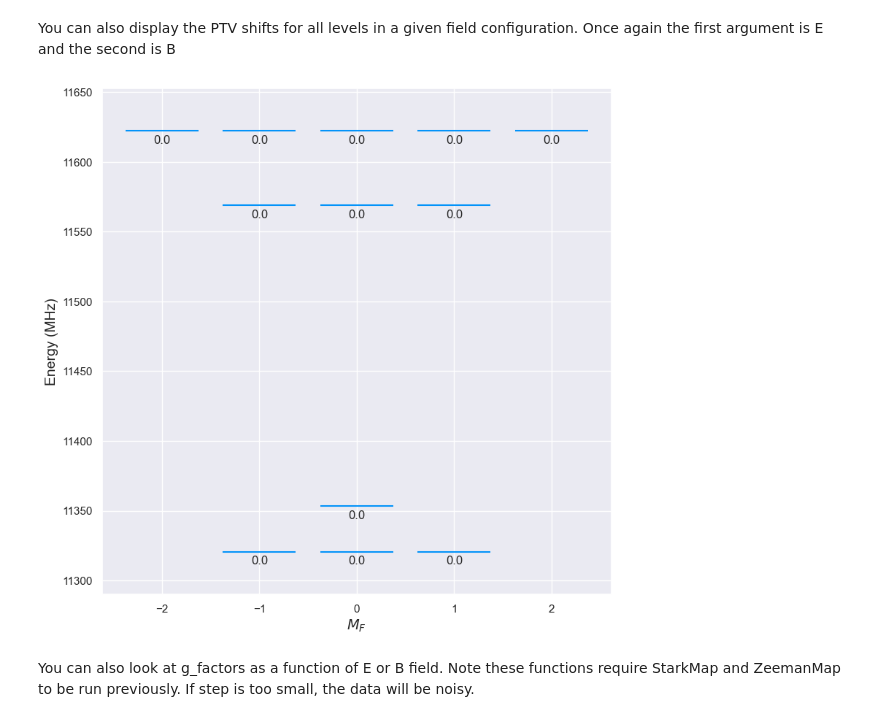
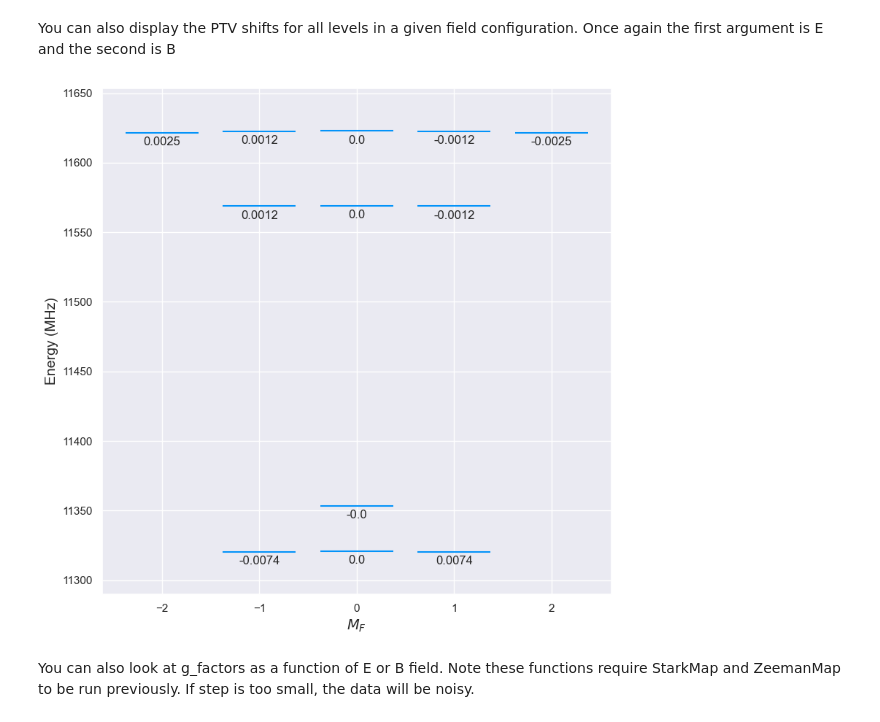
Before and after one commit to arianjad/Molecule-Structure, a Jupyter notebook: Jupyter Notebooks/RaF_Calcs_Tutorial.ipynb, the cells around one changed output. Saved outputs shown, nothing was run; the diff lists cells and outputs as text; code cells hidden in the pictures.

```diff
--- a/Jupyter Notebooks/RaF_Calcs_Tutorial.ipynb
+++ b/Jupyter Notebooks/RaF_Calcs_Tutorial.ipynb
@@ -333,6 +335,8 @@ First we initialize the field values to consider.
 Bz = np.linspace(1e-8,500,1000)
 Ez = np.linspace(0.0,500,1000)
 # %%
+N_idx = X0.select_q({'N':1})
+
 X0.ZeemanMap(
     Bz_array = Bz,
     Ez_val = 0,
@@ -346,7 +350,7 @@ X0.ZeemanMap(
         # Diagonalization backend
     order = True,
         # If True, orders and connects the eigenvectors across B field values using inner products
-    idx = X0.select_q({'N':1})
+    idx = N_idx
         # List of indices to highlight in the plot (e.g. states of interest)
     )
 # %% [output]
@@ -411,9 +415,9 @@ The values are stored in the attrbiute PTV_E or PTV_B, depending on what x-axis
 # %% [markdown]
 You can also display the PTV shifts for all levels in a given field configuration. Once again the first argument is E and the second is B
 # %%
-X0.display_PTV(145,1e-6,'EDM')
+X0.display_PTV(145,1e-6,'EDM',idx=N_idx,round=4)
 # %% [output]
-[figure, old version]
+[figure, new version]
 # %% [markdown]
 You can also look at g_factors as a function of E or B field. Note these functions require StarkMap and ZeemanMap to be run previously. If step is too small, the data will be noisy.
 # %%
```
Also changed, not shown: parts of 12 cells of this notebook, 1 other file.
